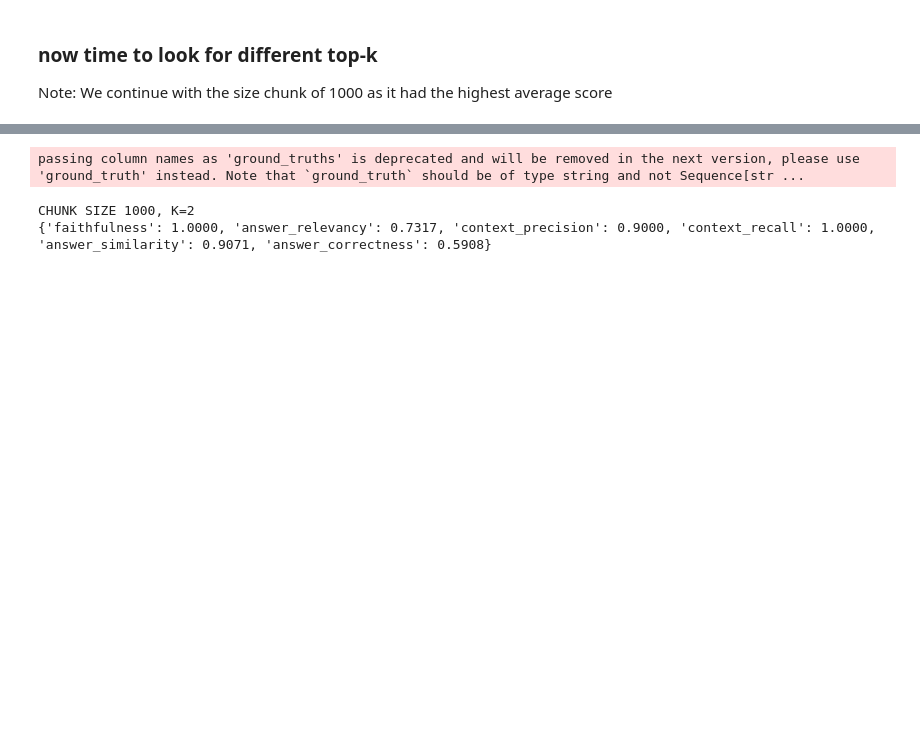
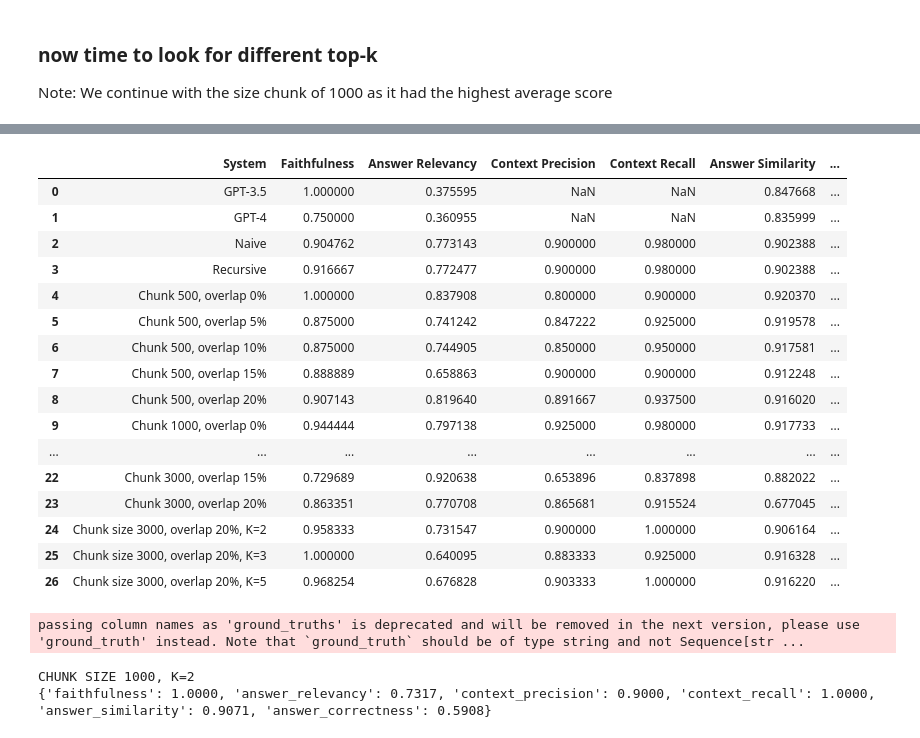
Before and after one commit to misslapina123/thesis-rag, a Jupyter notebook: q&a/q&a_news.ipynb, the cells around one changed output, grey strips where cells are left out. Saved outputs shown, nothing was run; the diff lists cells and outputs as text; code cells hidden in the pictures; blank space fills up the shorter version.

```diff
--- a/q&a/q&a_news.ipynb
+++ b/q&a/q&a_news.ipynb
@@ -421,3 +610,17 @@ CHUNK SIZE 3000
 ### now time to look for different top-k
 
 Note: We continue with the size chunk of 1000 as it had the highest average score
+# %%
+db_k = Chroma(persist_directory = "../news/vectordb-edit/chunking_1000_20", embedding_function=embeddings_client)
+# %%
+k_values = [2, 3, 5]
+
+# Iterate over different k values
+for k in k_values:
+    # Create retriever with k value
+    retriever = db_k.as_retriever(search_kwargs={"k": k})
+
+    # Run and evaluate
+    result,results_df = run_and_evaluate(f"Chunk size {chunk_size}, overlap {overlap_percentage}%, K={k}", retriever, prompt, llm, results_df)
+    print(f"Results for K={k}:")
+    print(result)
@@ -423,0 +677,20 @@ Note: We continue with the size chunk of 1000 as it had the highest average scor
+# %%
+results_df
+# %% [output]
+|  | System | Faithfulness | Answer Relevancy | Context Precision | Context Recall | Answer Similarity | ... |
+| 0 | GPT-3.5 | 1.000000 | 0.375595 | NaN | NaN | 0.847668 | ... |
+| 1 | GPT-4 | 0.750000 | 0.360955 | NaN | NaN | 0.835999 | ... |
+| 2 | Naive | 0.904762 | 0.773143 | 0.900000 | 0.980000 | 0.902388 | ... |
+| 3 | Recursive | 0.916667 | 0.772477 | 0.900000 | 0.980000 | 0.902388 | ... |
+| 4 | Chunk 500, overlap 0% | 1.000000 | 0.837908 | 0.800000 | 0.900000 | 0.920370 | ... |
+| 5 | Chunk 500, overlap 5% | 0.875000 | 0.741242 | 0.847222 | 0.925000 | 0.919578 | ... |
+| 6 | Chunk 500, overlap 10% | 0.875000 | 0.744905 | 0.850000 | 0.950000 | 0.917581 | ... |
+| 7 | Chunk 500, overlap 15% | 0.888889 | 0.658863 | 0.900000 | 0.900000 | 0.912248 | ... |
+| 8 | Chunk 500, overlap 20% | 0.907143 | 0.819640 | 0.891667 | 0.937500 | 0.916020 | ... |
+| 9 | Chunk 1000, overlap 0% | 0.944444 | 0.797138 | 0.925000 | 0.980000 | 0.917733 | ... |
+| ... | ... | ... | ... | ... | ... | ... | ... |
+| 22 | Chunk 3000, overlap 15% | 0.729689 | 0.920638 | 0.653896 | 0.837898 | 0.882022 | ... |
+| 23 | Chunk 3000, overlap 20% | 0.863351 | 0.770708 | 0.865681 | 0.915524 | 0.677045 | ... |
+| 24 | Chunk size 3000, overlap 20%, K=2 | 0.958333 | 0.731547 | 0.900000 | 1.000000 | 0.906164 | ... |
+| 25 | Chunk size 3000, overlap 20%, K=3 | 1.000000 | 0.640095 | 0.883333 | 0.925000 | 0.916328 | ... |
+| 26 | Chunk size 3000, overlap 20%, K=5 | 0.968254 | 0.676828 | 0.903333 | 1.000000 | 0.916220 | ... |
```
Also changed, not shown: parts of 66 cells of this notebook, 4 other files.
